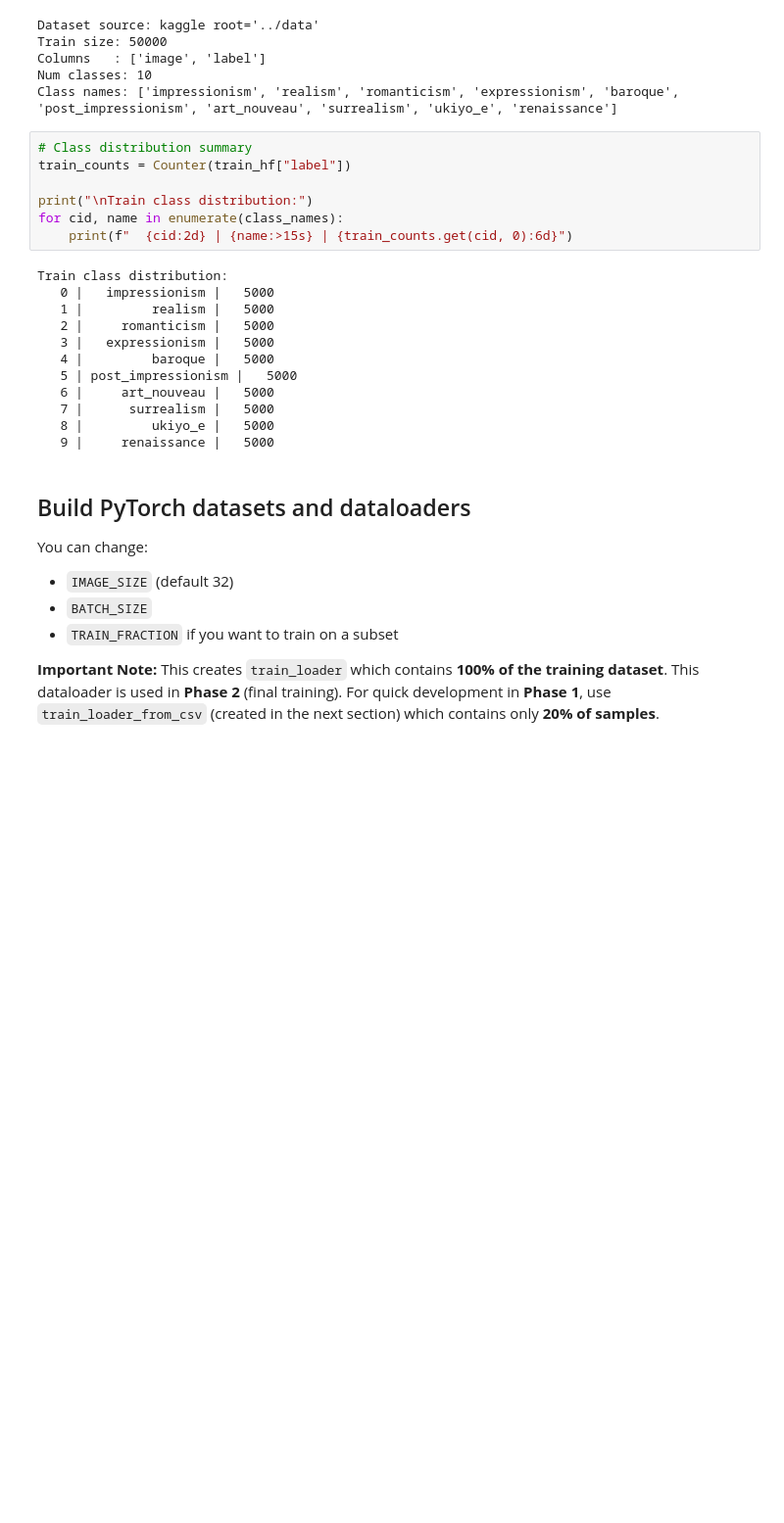
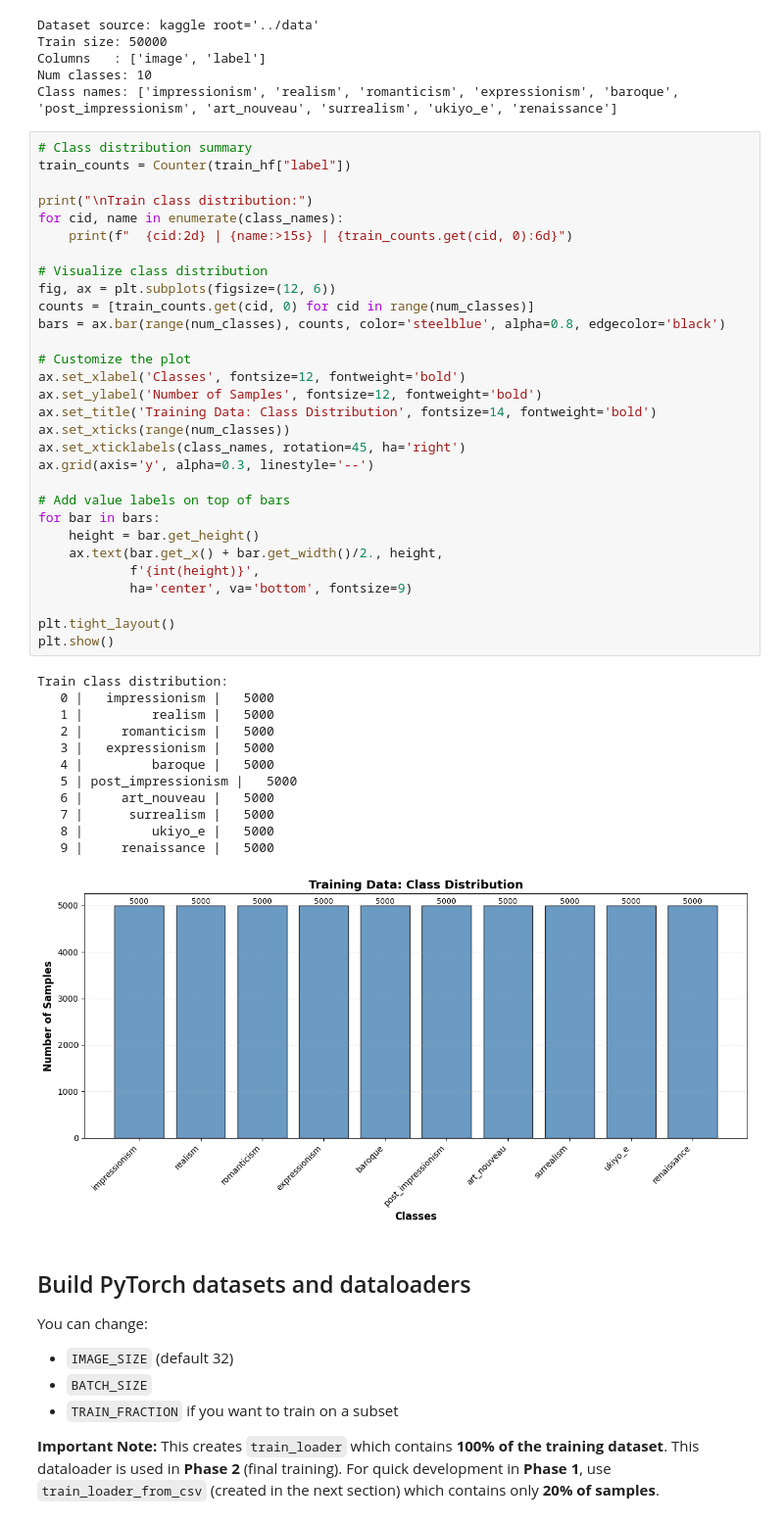
Before and after one commit to httpirsh/miacd-iag-generative-modelling, a Jupyter notebook: notebooks/ArtBench10_Student_Start_Pack.ipynb, the cells around one changed output. Shown at 98% size. Saved outputs shown, nothing was run; the diff lists cells and outputs as text; blank space fills up the shorter version.

```diff
--- a/notebooks/ArtBench10_Student_Start_Pack.ipynb
+++ b/notebooks/ArtBench10_Student_Start_Pack.ipynb
@@ -110,22 +105,46 @@ Class names: ['impressionism', 'realism', 'romanticism', 'expressionism', 'baroq
 # %%
 # Class distribution summary
 train_counts = Counter(train_hf["label"])
 
 print("\nTrain class distribution:")
 for cid, name in enumerate(class_names):
     print(f"  {cid:2d} | {name:>15s} | {train_counts.get(cid, 0):6d}")
+
+# Visualize class distribution
+fig, ax = plt.subplots(figsize=(12, 6))
+counts = [train_counts.get(cid, 0) for cid in range(num_classes)]
+bars = ax.bar(range(num_classes), counts, color='steelblue', alpha=0.8, edgecolor='black')
+
+# Customize the plot
+ax.set_xlabel('Classes', fontsize=12, fontweight='bold')
+ax.set_ylabel('Number of Samples', fontsize=12, fontweight='bold')
+ax.set_title('Training Data: Class Distribution', fontsize=14, fontweight='bold')
+ax.set_xticks(range(num_classes))
+ax.set_xticklabels(class_names, rotation=45, ha='right')
+ax.grid(axis='y', alpha=0.3, linestyle='--')
+
+# Add value labels on top of bars
+for bar in bars:
+    height = bar.get_height()
+    ax.text(bar.get_x() + bar.get_width()/2., height,
+            f'{int(height)}',
+            ha='center', va='bottom', fontsize=9)
+
+plt.tight_layout()
+plt.show()
 # %% [output]
 Train class distribution:
    0 |   impressionism |   5000
    1 |         realism |   5000
    2 |     romanticism |   5000
    3 |   expressionism |   5000
    4 |         baroque |   5000
    5 | post_impressionism |   5000
    6 |     art_nouveau |   5000
    7 |      surrealism |   5000
    8 |         ukiyo_e |   5000
    9 |     renaissance |   5000
+[figure, added]
 # %% [markdown]
 ## Build PyTorch datasets and dataloaders
 
```
Also changed, not shown: parts of 24 cells of this notebook.
